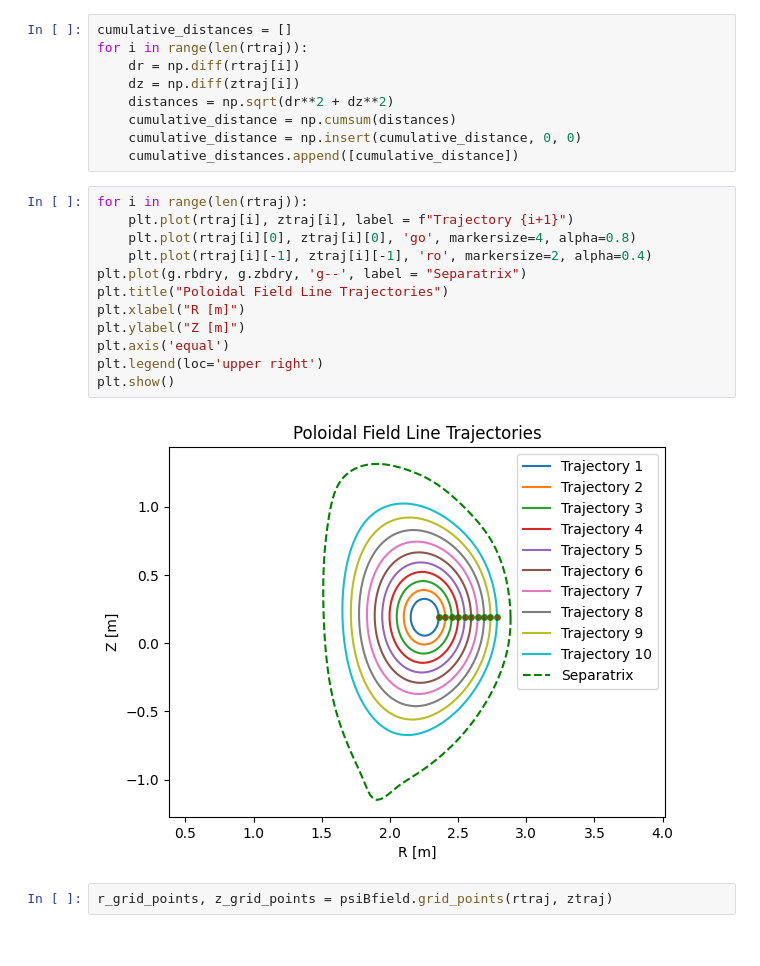
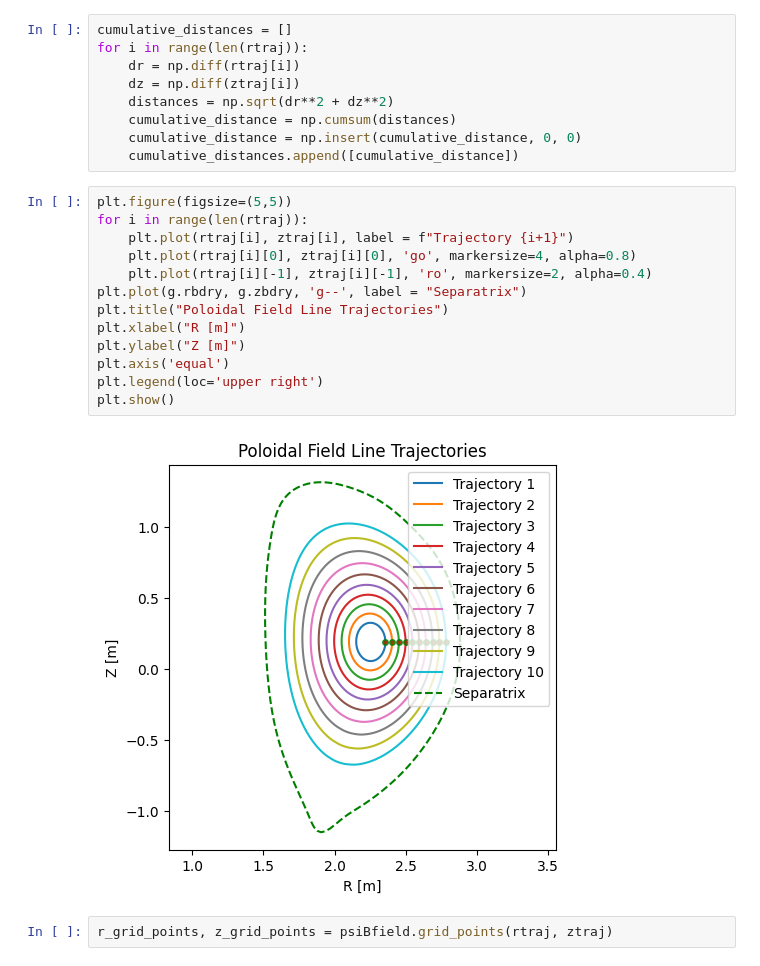
Before and after one commit to swarajsao1/Plasma, a Jupyter notebook: DTT/DTT_P/DTT.ipynb, the cells around one changed output. Saved outputs shown, nothing was run; the diff lists cells and outputs as text.

```diff
--- a/DTT/DTT_P/DTT.ipynb
+++ b/DTT/DTT_P/DTT.ipynb
@@ -130,19 +130,20 @@ for i in range(len(rtraj)):
     cumulative_distance = np.insert(cumulative_distance, 0, 0)
     cumulative_distances.append([cumulative_distance])
 # %%
+plt.figure(figsize=(5,5))
 for i in range(len(rtraj)):
     plt.plot(rtraj[i], ztraj[i], label = f"Trajectory {i+1}")
     plt.plot(rtraj[i][0], ztraj[i][0], 'go', markersize=4, alpha=0.8)
     plt.plot(rtraj[i][-1], ztraj[i][-1], 'ro', markersize=2, alpha=0.4)
 plt.plot(g.rbdry, g.zbdry, 'g--', label = "Separatrix")
 plt.title("Poloidal Field Line Trajectories")
 plt.xlabel("R [m]")
 plt.ylabel("Z [m]")
 plt.axis('equal')
 plt.legend(loc='upper right')
 plt.show()
 # %% [output]
-[figure, old version]
+[figure, new version]
 # %%
 r_grid_points, z_grid_points = psiBfield.grid_points(rtraj, ztraj)
 # %% [output]
```
Also changed, not shown: parts of 9 cells of this notebook, 1 other file.
